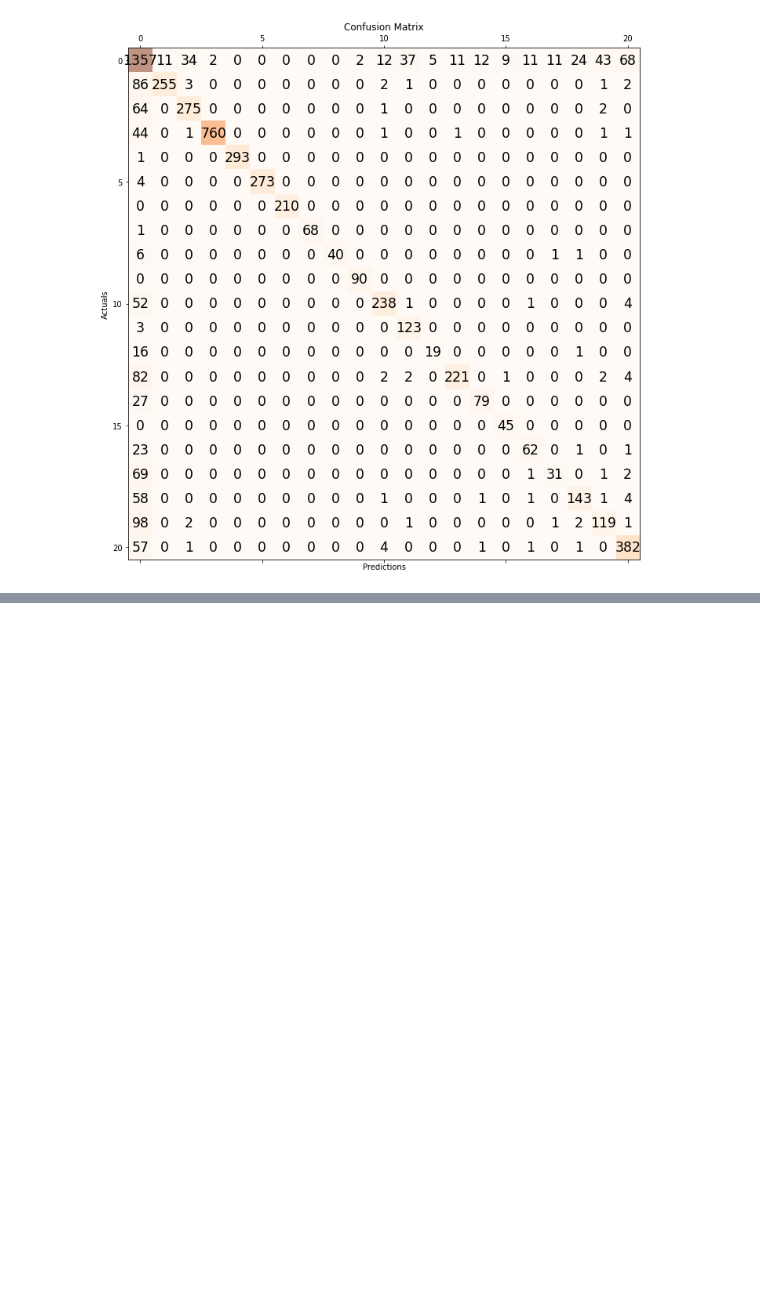
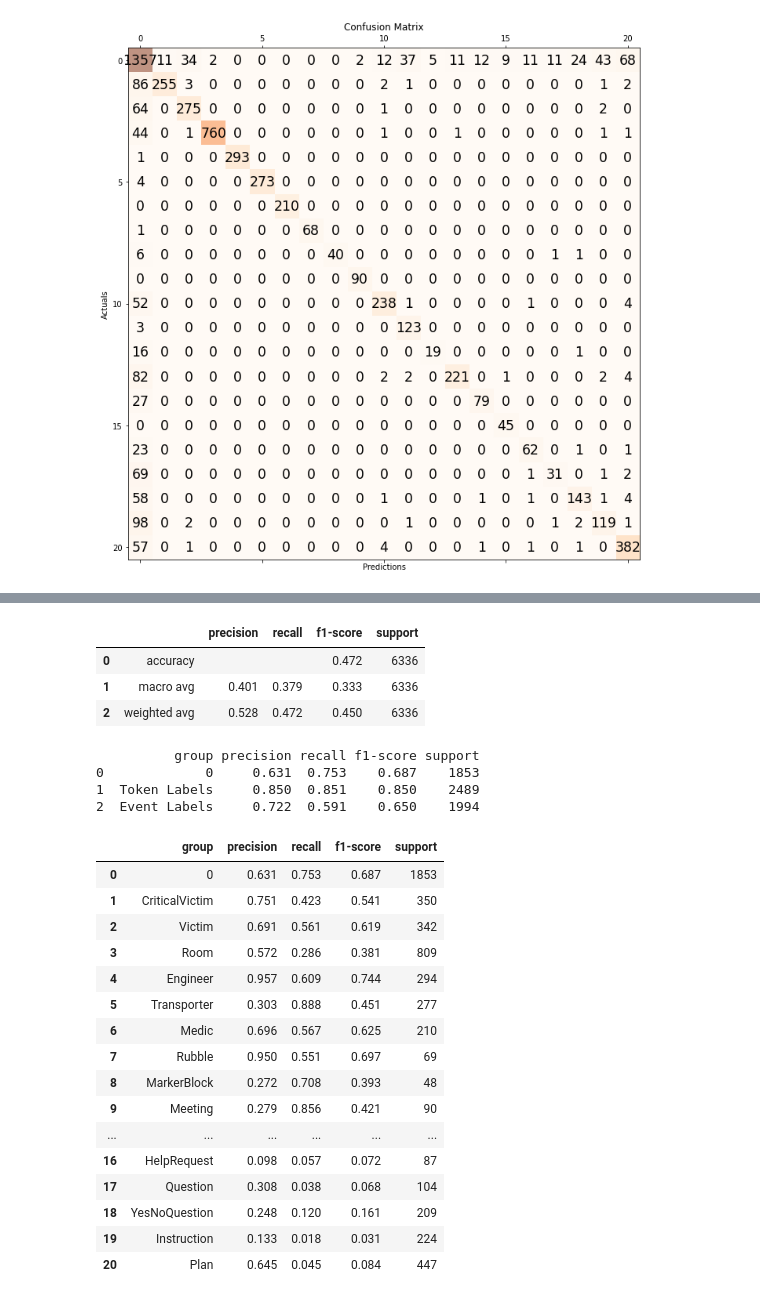
Before and after one commit to clulab/tomcat-text, a Jupyter notebook: evaluations/asist_study_3/newEvaluation.ipynb, the cells around one changed output, grey strips where cells are left out. Drawn from its saved outputs; the diff is of its cells as text; code cells hidden in the pictures; blank space fills up the shorter version.

```diff
--- a/evaluations/asist_study_3/newEvaluation.ipynb
+++ b/evaluations/asist_study_3/newEvaluation.ipynb
@@ -426,0 +443,47 @@ print(individual_df)
+# %%
+#######################
+# zeroshot evaluation #
+#######################
+####### Dynamic #######
+#######################
+
+# rerun from begining and skip the rule-based evaluation and Zeroshot Static
+
+Dynamic, Dynamic_utt = readFiles("zeroshot_dynamic.csv")
+DynamicTokens = [i[1] for i in Dynamic]
+newGolden = list(cleanGT.values())
+GT_D, DT = singleList(DynamicTokens, newGolden)
+# %%
+printOverall(GT_D, DT)
+# %% [output]
+|  |  | precision | recall | f1-score | support |
+| 0 | accuracy |  |  | 0.472 | 6336 |
+| 1 | macro avg | 0.401 | 0.379 | 0.333 | 6336 |
+| 2 | weighted avg | 0.528 | 0.472 | 0.450 | 6336 |
+# %%
+printGrouped(GT_D, DT)
+# %% [output]
+          group precision recall f1-score support
+0             0     0.631  0.753    0.687    1853
+1  Token Labels     0.850  0.851    0.850    2489
+2  Event Labels     0.722  0.591    0.650    1994
+# %%
+printIndividual(GT_D, DT)
+# %% [output]
+|  | group | precision | recall | f1-score | support |
+| 0 | 0 | 0.631 | 0.753 | 0.687 | 1853 |
+| 1 | CriticalVictim | 0.751 | 0.423 | 0.541 | 350 |
+| 2 | Victim | 0.691 | 0.561 | 0.619 | 342 |
+| 3 | Room | 0.572 | 0.286 | 0.381 | 809 |
+| 4 | Engineer | 0.957 | 0.609 | 0.744 | 294 |
+| 5 | Transporter | 0.303 | 0.888 | 0.451 | 277 |
+| 6 | Medic | 0.696 | 0.567 | 0.625 | 210 |
+| 7 | Rubble | 0.950 | 0.551 | 0.697 | 69 |
+| 8 | MarkerBlock | 0.272 | 0.708 | 0.393 | 48 |
+| 9 | Meeting | 0.279 | 0.856 | 0.421 | 90 |
+| ... | ... | ... | ... | ... | ... |
+| 16 | HelpRequest | 0.098 | 0.057 | 0.072 | 87 |
+| 17 | Question | 0.308 | 0.038 | 0.068 | 104 |
+| 18 | YesNoQuestion | 0.248 | 0.120 | 0.161 | 209 |
+| 19 | Instruction | 0.133 | 0.018 | 0.031 | 224 |
+| 20 | Plan | 0.645 | 0.045 | 0.084 | 447 |
```
Also changed, not shown: parts of 27 cells of this notebook.
